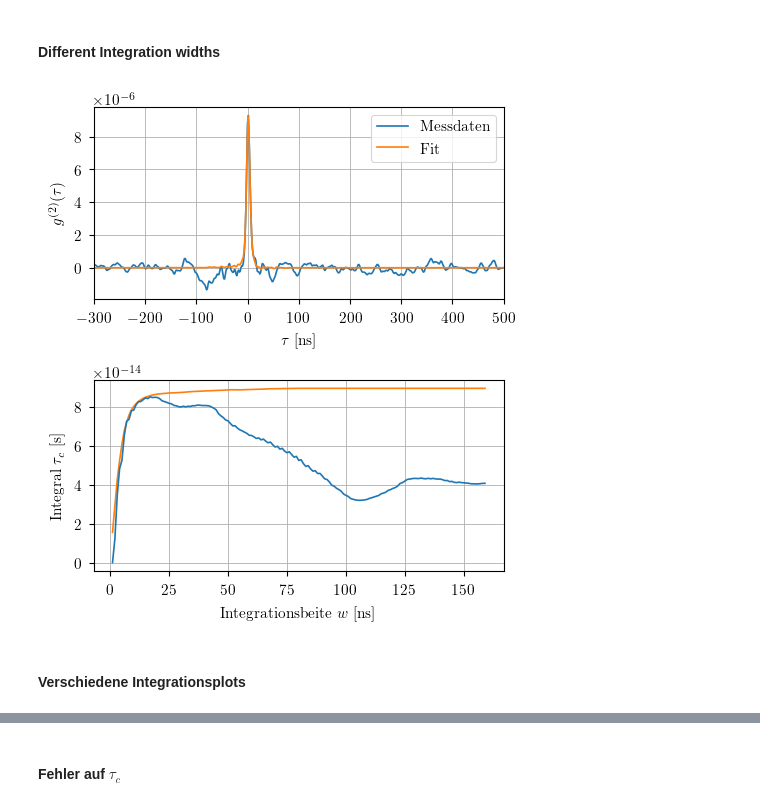
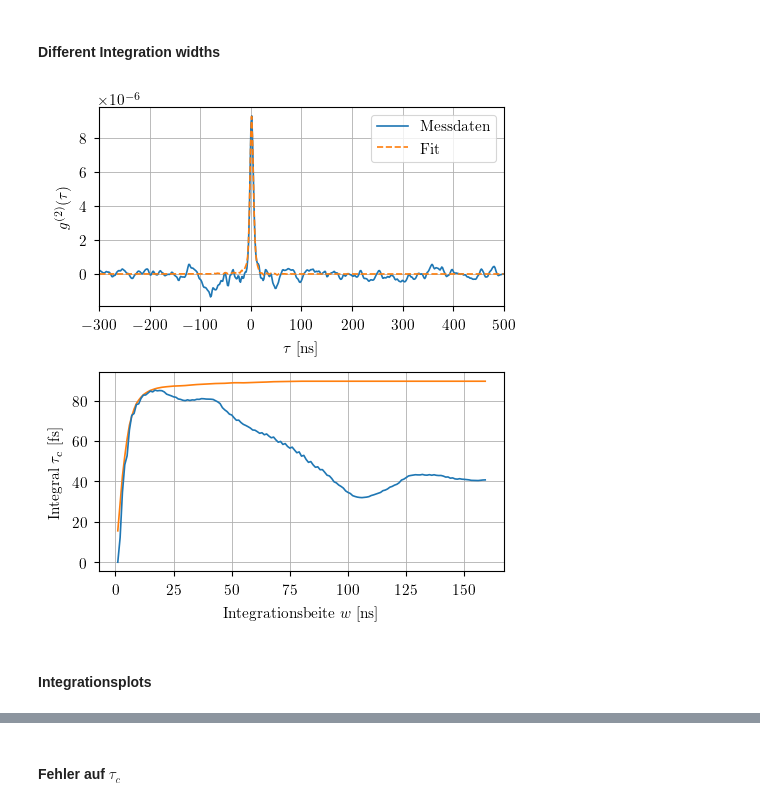
Before and after one commit to SteWey0/Bachelorarbeit, a Jupyter notebook: analysis.ipynb, the cells around one changed output, grey strips where cells are left out. Saved outputs shown, nothing was run; the diff lists cells and outputs as text; code cells hidden in the pictures.

```diff
--- a/analysis.ipynb
+++ b/analysis.ipynb
@@ -200,33 +200,33 @@ fig.tight_layout()
 # %%
 data = Data_reduction('D:/air_10x10', number_data=10000)
 data.data_reduction()
 infodict = data.integrate(return_infodict=True)
 pattern = infodict['lf_pattern']
 t, g2 = data.time_arr, data.av_g2-pattern
 fit_func = data._fit_func
 fit_params = infodict['fit_params']
 fig,ax = plt.subplots(nrows=2, figsize=(5,5.62))
 ax[0].plot(t*1e9, g2, color=cmap[0], label='Messdaten')
-ax[0].plot(np.linspace(-500,500,5000), fit_func(np.linspace(-500,500,5000)*1e-9, *fit_params), color=cmap[1], label='Fit')
+ax[0].plot(np.linspace(-500,500,5000), fit_func(np.linspace(-500,500,5000)*1e-9, *fit_params), '--', color=cmap[1], label='Fit')
 ax[0].set(xlabel='$\\tau$ [ns]', ylabel='$g^{(2)}(\\tau)$', xlim=[-300,500])
 integrals, raw_integrals = [], []
 ax[0].grid()
 ax[0].legend()
 widths = np.arange(1,160,1)*1e-9
 for width in widths:
     int_window = np.arange(fit_params[1]-width, fit_params[1]+width, 0.1e-9)
     integral = np.trapz(fit_func(int_window, *fit_params), dx=0.1e-9)
     raw_integral = np.trapz(g2[(t>=np.min(int_window))&(t<np.max(int_window))], dx=1.6e-9)
     integrals.append(integral)
     raw_integrals.append(raw_integral)
-ax[1].plot(widths*1e9, integrals,color=cmap[1])
-ax[1].plot(widths*1e9, raw_integrals, color=cmap[0])
-ax[1].set(xlabel='Integrationsbeite $w$ [ns]', ylabel='Integral $\\tau_c$ [s]')
+ax[1].plot(widths*1e9, np.array(integrals)*1e15,color=cmap[1])
+ax[1].plot(widths*1e9, np.array(raw_integrals)*1e15, color=cmap[0])
+ax[1].set(xlabel='Integrationsbeite $w$ [ns]', ylabel='Integral $\\tau_{\mathrm{c}}$ [fs]')
 ax[1].grid()
 fig.tight_layout()
 fig.savefig('latex/images/Analysis/integration_different_width.pdf', bbox_inches='tight')
 # %% [output]
-[figure, old version]
+[figure, new version]
 # %% [markdown]
-#### Verschiedene Integrationsplots
+#### Integrationsplots
 # %%
```
Also changed, not shown: parts of 10 cells of this notebook, 34 other files.
